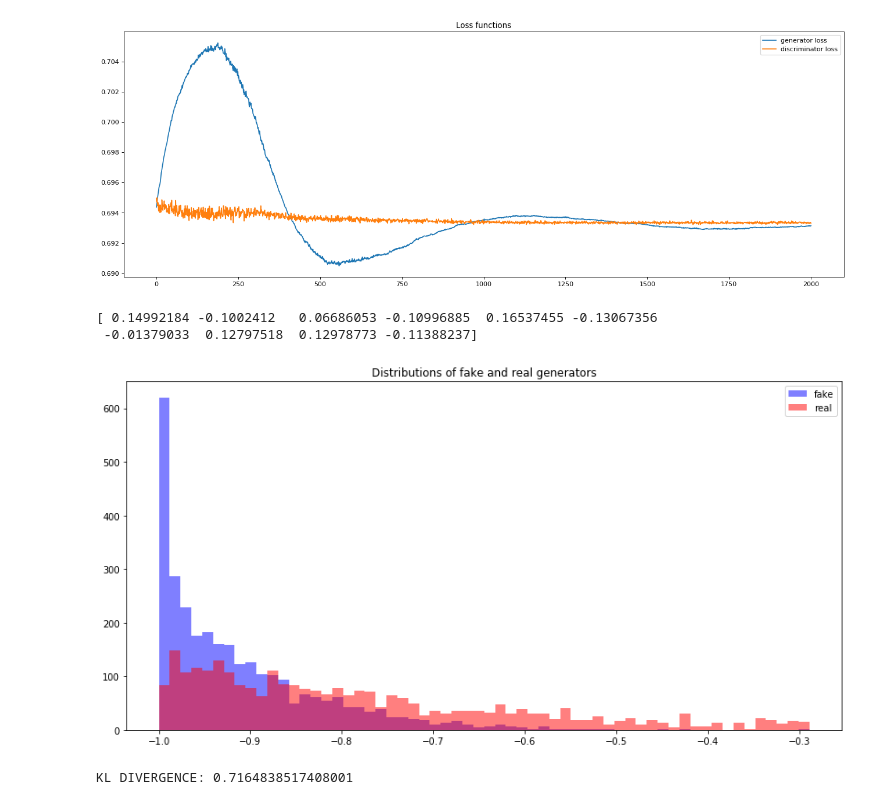
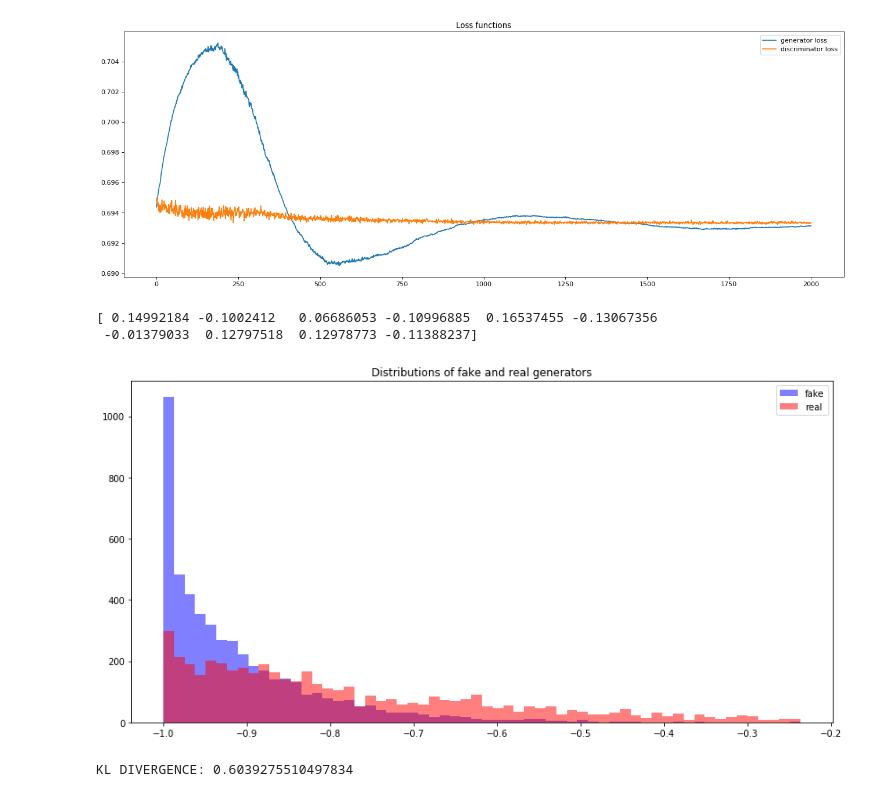
Before and after one commit to Edoardo-Pedicillo/Tesi_magistrale, a Jupyter notebook: gamma_10_params/qcgan_study_results.ipynb, the cells around one changed output. Cells and saved outputs as stored; diff of their text form; code cells hidden in the pictures.

```diff
--- a/gamma_10_params/qcgan_study_results.ipynb
+++ b/gamma_10_params/qcgan_study_results.ipynb
@@ -131,42 +136,42 @@ nqubits = 1
 hamiltonian1 = hamiltonian1()
 
 latent_dim=3
-samples=3000
+samples=5000
 nqubits=1
 layers=2
 # create quantum generator
 circuit = models.Circuit(nqubits)
 for l in range(layers):
     for q in range(nqubits):
         circuit.add(gates.RY(q, 0))
         circuit.add(gates.RZ(q, 0))
 for q in range(nqubits):
     circuit.add(gates.RY(q, 0))
 
 params = np.loadtxt(f"PARAMS_1Dgamma_1_3_2_10000_128_0.1_{epochs}", delimiter=' ', unpack='true')
 print(params)
 params = tf.Variable(params)
 
 x_fake,_ = qc.generate_fake_samples(params, latent_dim, samples, circuit, nqubits, layers, hamiltonian1)
 s=qc.generate_training_real_samples(samples)
-x_real, y_real = qc.generate_real_samples(samples, s, 1000)
+x_real, y_real = qc.generate_real_samples(samples, s, 3000)
 
 fig, ax = pyplot.subplots(figsize = (14, 7))
 
 x_real=x_real
 x_fake=x_fake
 #ax.set_yscale('log')
 nbins=60
 
 bins_fake=pyplot.hist(x_fake.numpy(), bins=nbins,color='blue', label='fake', alpha=0.5)
 bins_real=pyplot.hist(x_real, color='red', bins=bins_fake[1],label='real', alpha=0.5)
 pyplot.legend()
 pyplot.title("Distributions of fake and real generators")
 pyplot.show()
 # %% [output]
 [ 0.14992184 -0.1002412   0.06686053 -0.10996885  0.16537455 -0.13067356
  -0.01379033  0.12797518  0.12978773 -0.11388237]
-[figure, old version]
+[figure, new version]
 # %%
 def kl_divergence(bins_real, bins_fake,epsilon):
 
@@ -188,4 +193,4 @@ def kl_divergence(bins_real, bins_fake,epsilon):
 
 print("KL DIVERGENCE:",kl_divergence(bins_real[0],bins_fake[0],epsilon=0.1))
 # %% [output]
-KL DIVERGENCE: 0.7164838517408001
+KL DIVERGENCE: 0.6039275510497834
```
Also changed, not shown: parts of 3 cells of this notebook, 10 other files.
